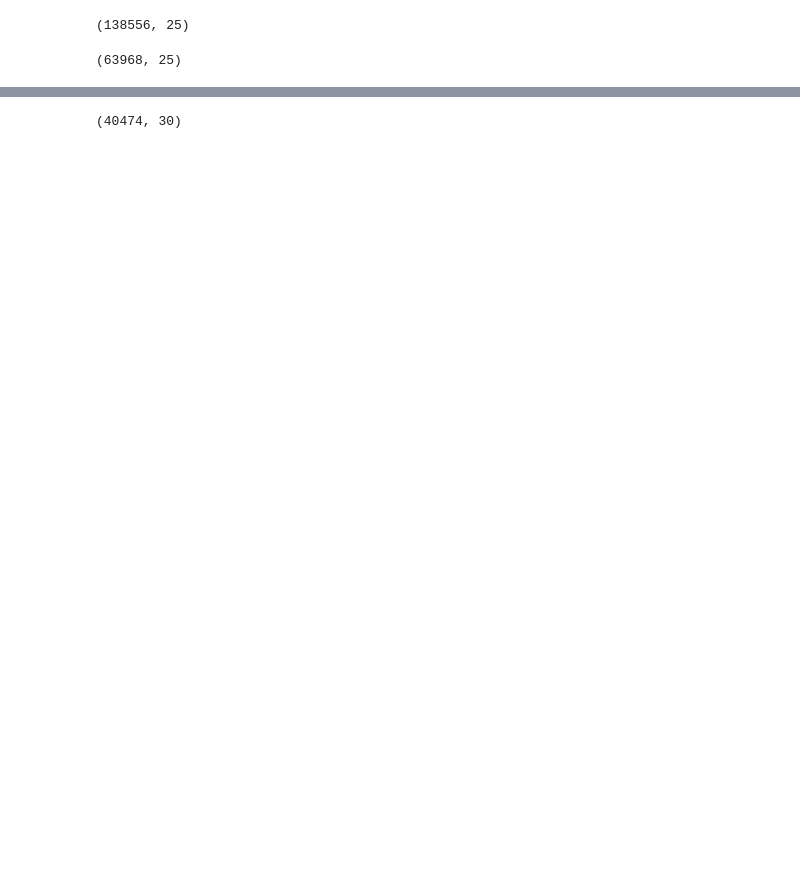
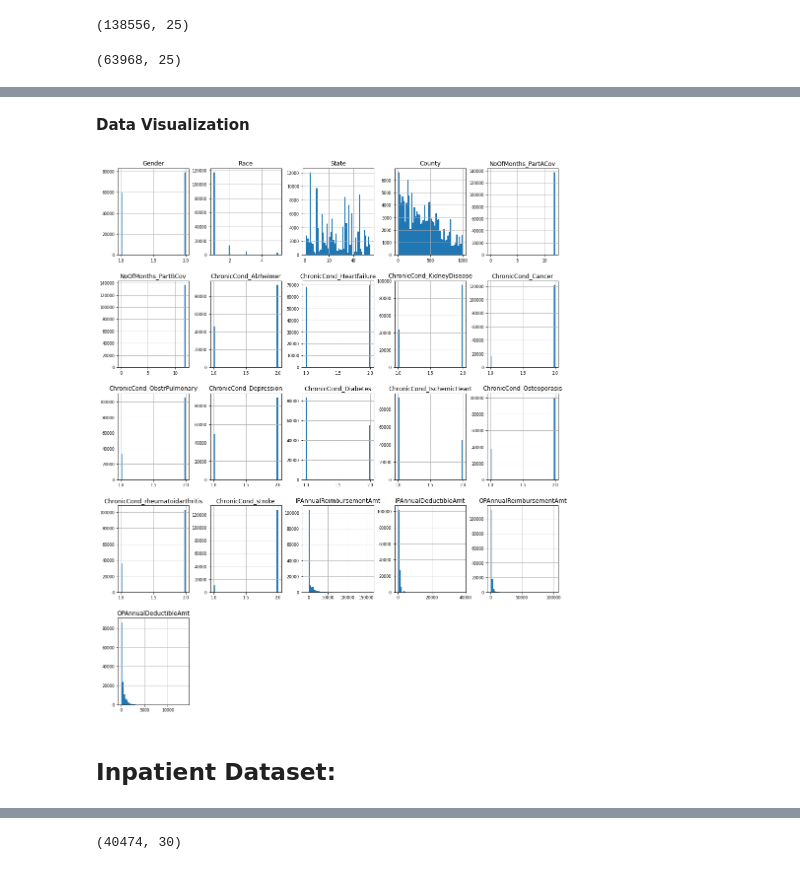
Before and after one commit to areias/healthcare_fraud, a Jupyter notebook: healthcare_fraud.ipynb, the cells around one changed output, grey strips where cells are left out. Drawn from its saved outputs; the diff is of its cells as text; code cells hidden in the pictures; blank space fills up the shorter version.

```diff
--- a/healthcare_fraud.ipynb
+++ b/healthcare_fraud.ipynb
@@ -120,0 +189,8 @@ test_ben.shape
+# %% [markdown]
+**Data Visualization**
+# %%
+train_ben.hist(figsize=(16, 20), bins=50, xlabelsize=8, ylabelsize=8);
+# %% [output]
+[figure, added]
+# %% [markdown]
+## Inpatient Dataset:
```
Also changed, not shown: parts of 28 cells of this notebook.
